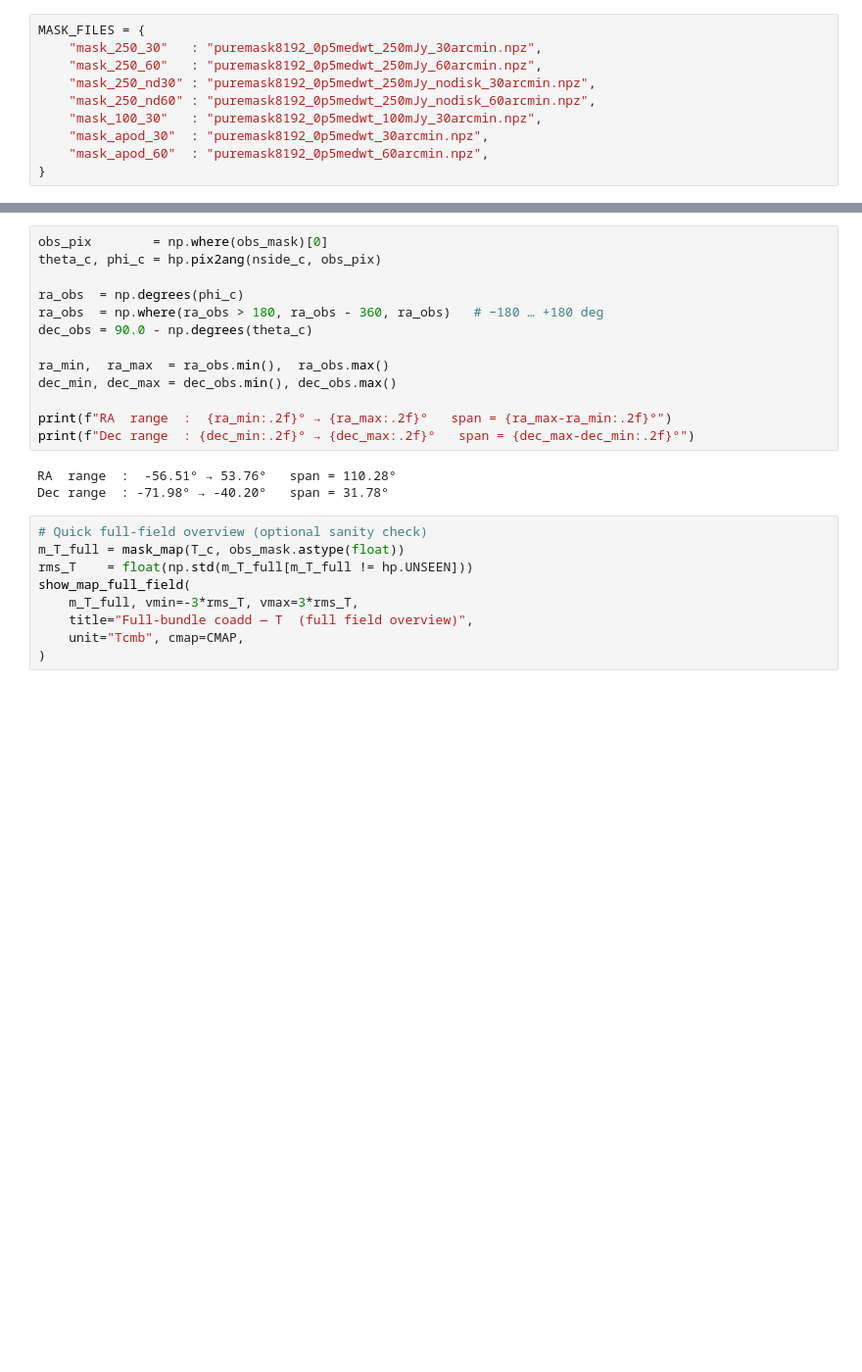
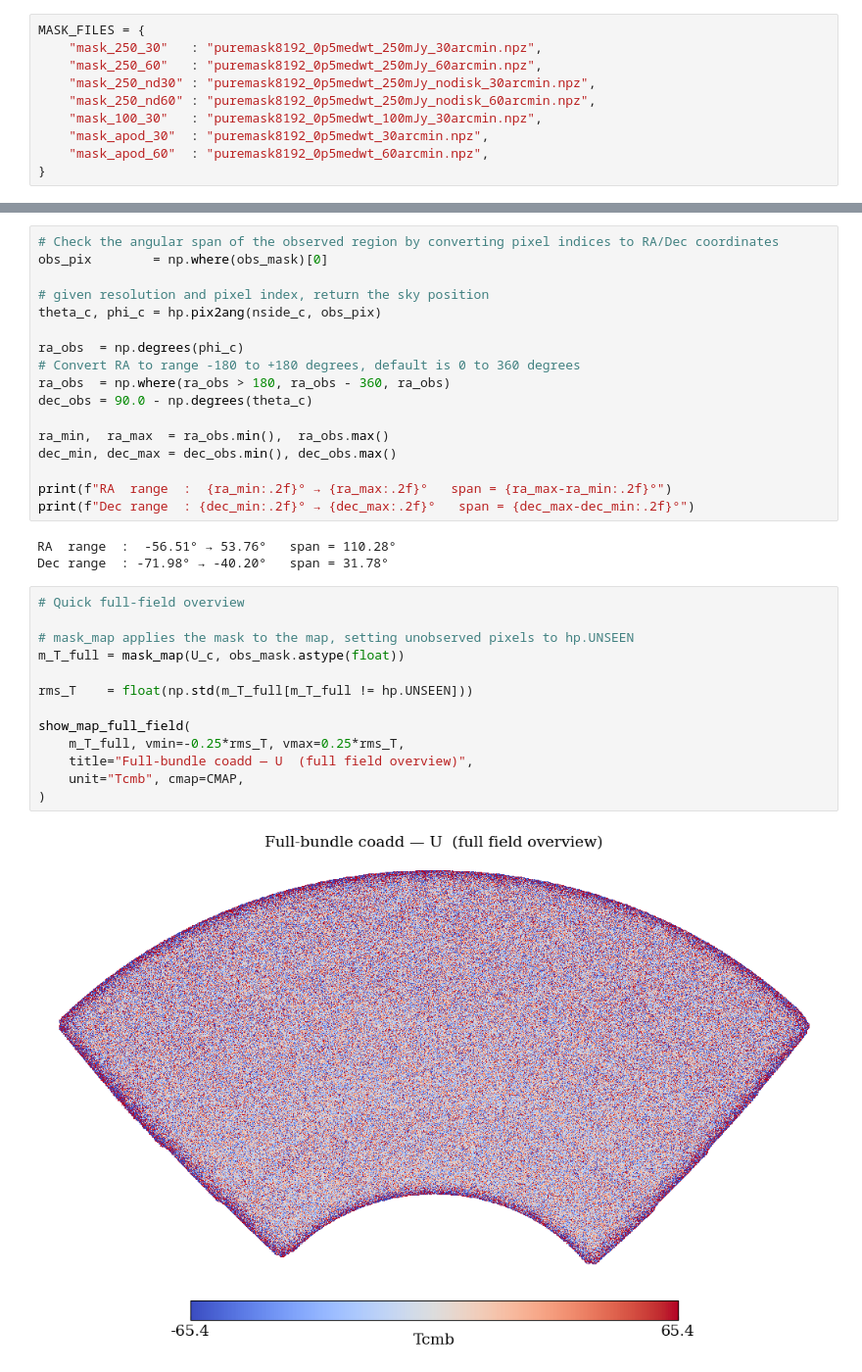
Before and after one commit to VWelke/SPT, a Jupyter notebook: Code/Map_Operation/bb_map.ipynb, the cells around one changed output, grey strips where cells are left out. Shown at 98% size. Saved outputs shown, nothing was run; the diff lists cells and outputs as text; blank space fills up the shorter version.

Commit message:
Changed plotting fucntions

```diff
--- a/Code/Map_Operation/bb_map.ipynb
+++ b/Code/Map_Operation/bb_map.ipynb
@@ -140,11 +213,15 @@ print(f"Mask loaded, shape: {apod.shape}, key: '{data.files[0]}'")
 # %% [output]
 Mask loaded, shape: (805306368,), key: 'mask'
 # %%
+# Check the angular span of the observed region by converting pixel indices to RA/Dec coordinates
 obs_pix        = np.where(obs_mask)[0]
+
+# given resolution and pixel index, return the sky position
 theta_c, phi_c = hp.pix2ang(nside_c, obs_pix)
 
 ra_obs  = np.degrees(phi_c)
-ra_obs  = np.where(ra_obs > 180, ra_obs - 360, ra_obs)   # −180 … +180 deg
+# Convert RA to range -180 to +180 degrees, default is 0 to 360 degrees
+ra_obs  = np.where(ra_obs > 180, ra_obs - 360, ra_obs)
 dec_obs = 90.0 - np.degrees(theta_c)
 
 ra_min,  ra_max  = ra_obs.min(),  ra_obs.max()
@@ -156,12 +233,18 @@ print(f"Dec range  : {dec_min:.2f}° → {dec_max:.2f}°   span = {dec_max-dec_m
 RA  range  :  -56.51° → 53.76°   span = 110.28°
 Dec range  : -71.98° → -40.20°   span = 31.78°
 # %%
-# Quick full-field overview (optional sanity check)
-m_T_full = mask_map(T_c, obs_mask.astype(float))
+# Quick full-field overview
+
+# mask_map applies the mask to the map, setting unobserved pixels to hp.UNSEEN
+m_T_full = mask_map(U_c, obs_mask.astype(float))
+
 rms_T    = float(np.std(m_T_full[m_T_full != hp.UNSEEN]))
+
 show_map_full_field(
-    m_T_full, vmin=-3*rms_T, vmax=3*rms_T,
-    title="Full-bundle coadd — T  (full field overview)",
+    m_T_full, vmin=-0.25*rms_T, vmax=0.25*rms_T,
+    title="Full-bundle coadd — U  (full field overview)",
     unit="Tcmb", cmap=CMAP,
 )
+# %% [output]
+[figure, added]
 # %%
```
Also changed, not shown: parts of 14 cells of this notebook, 1 other file.
